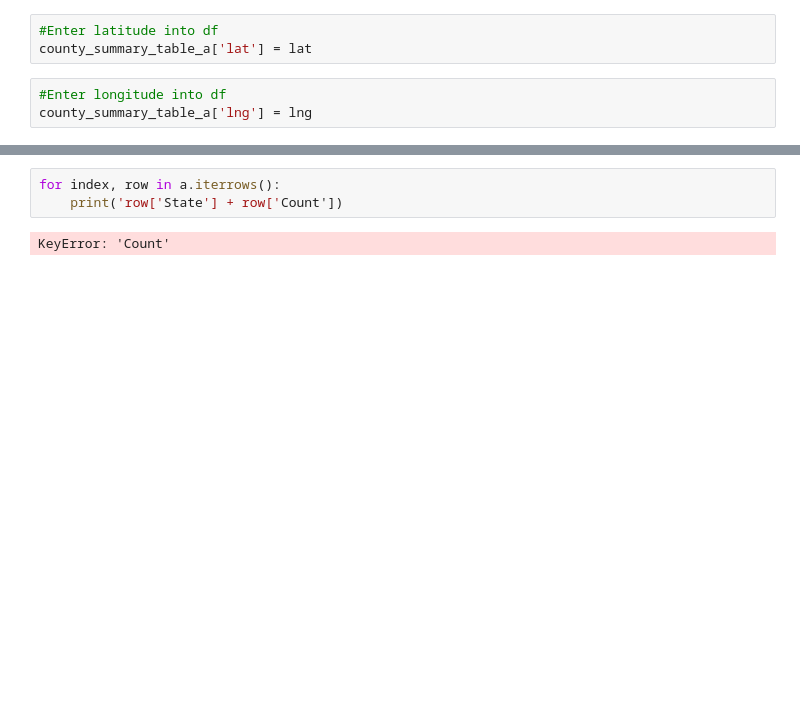
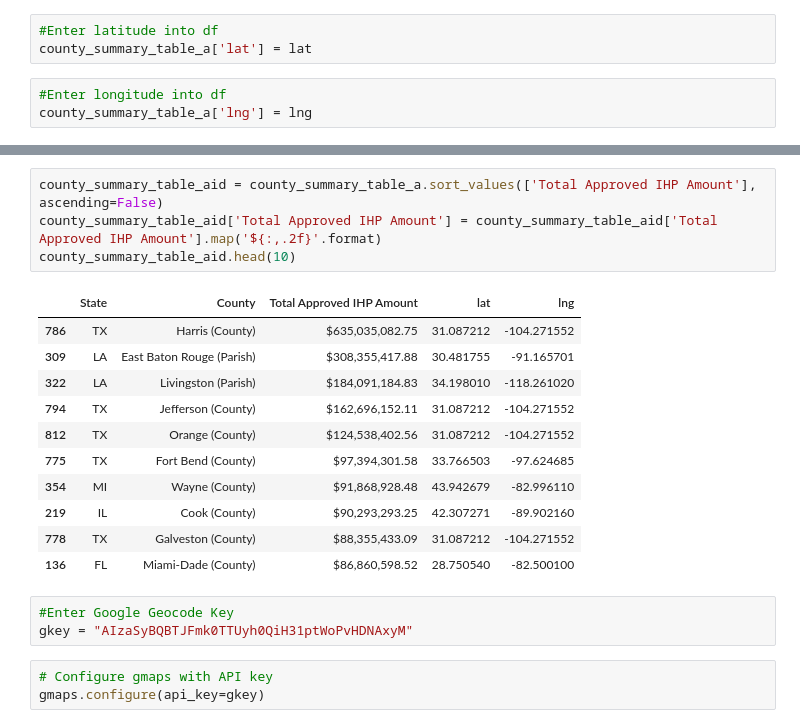
Before and after one commit to bandipara/fema_analytics, a Jupyter notebook: Flomo/Financial Data Aggregation.ipynb, the cells around one changed output, grey strips where cells are left out. Drawn from its saved outputs; the diff is of its cells as text; blank space fills up the shorter version.

```diff
--- a/Flomo/Financial Data Aggregation.ipynb
+++ b/Flomo/Financial Data Aggregation.ipynb
@@ -321,5 +276,22 @@ print("-----------------------------------------------------------")
-# %%
-for index, row in a.iterrows():
-    print('row['State'] + row['Count'])
-# %% [output]
-KeyError: 'Count'
+# %%
+county_summary_table_aid = county_summary_table_a.sort_values(['Total Approved IHP Amount'], ascending=False)
+county_summary_table_aid['Total Approved IHP Amount'] = county_summary_table_aid['Total Approved IHP Amount'].map('${:,.2f}'.format)
+county_summary_table_aid.head(10)
+# %% [output]
+|  | State | County | Total Approved IHP Amount | lat | lng |
+| 786 | TX | Harris (County) | $635,035,082.75 | 31.087212 | -104.271552 |
+| 309 | LA | East Baton Rouge (Parish) | $308,355,417.88 | 30.481755 | -91.165701 |
+| 322 | LA | Livingston (Parish) | $184,091,184.83 | 34.198010 | -118.261020 |
+| 794 | TX | Jefferson (County) | $162,696,152.11 | 31.087212 | -104.271552 |
+| 812 | TX | Orange (County) | $124,538,402.56 | 31.087212 | -104.271552 |
+| 775 | TX | Fort Bend (County) | $97,394,301.58 | 33.766503 | -97.624685 |
+| 354 | MI | Wayne (County) | $91,868,928.48 | 43.942679 | -82.996110 |
+| 219 | IL | Cook (County) | $90,293,293.25 | 42.307271 | -89.902160 |
+| 778 | TX | Galveston (County) | $88,355,433.09 | 31.087212 | -104.271552 |
+| 136 | FL | Miami-Dade (County) | $86,860,598.52 | 28.750540 | -82.500100 |
+# %%
+#Enter Google Geocode Key
+gkey = "AIzaSyBQBTJFmk0TTUyh0QiH31ptWoPvHDNAxyM"
+# %%
+# Configure gmaps with API key
+gmaps.configure(api_key=gkey)
```
Also changed, not shown: parts of 11 cells of this notebook, 1 other file.
